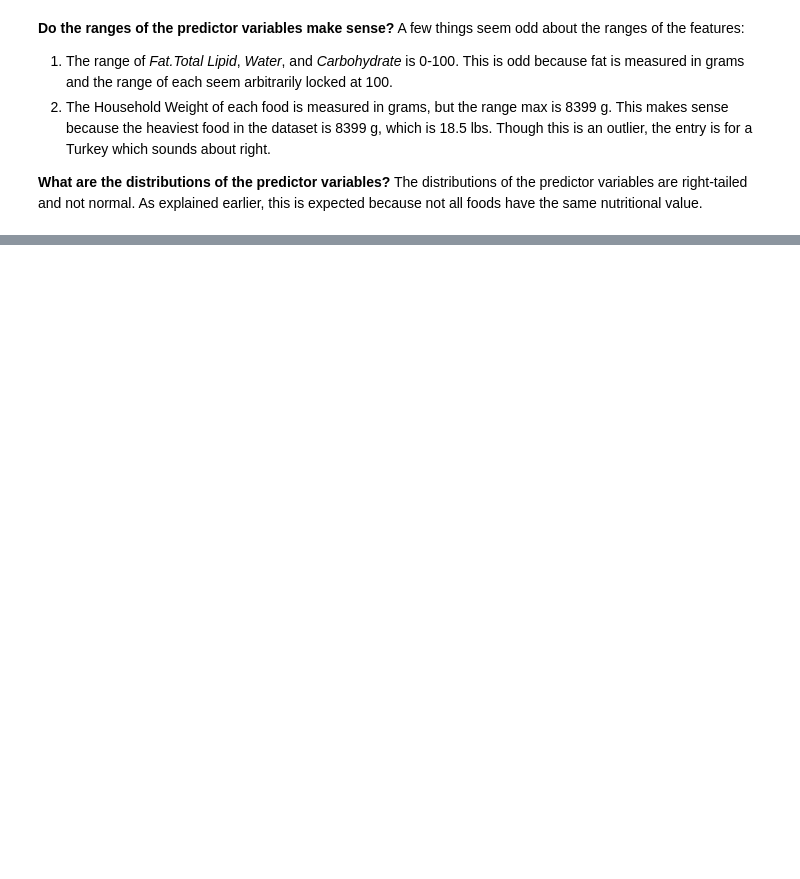
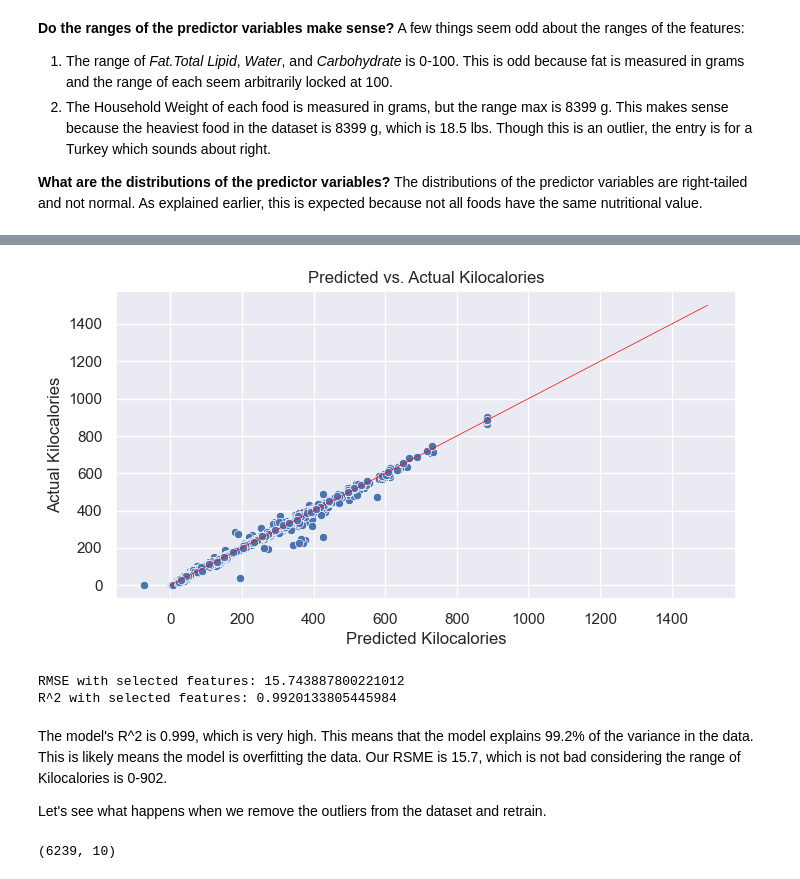
Before and after one commit to vishnuraosharma/exploratory-data-analysis, a Jupyter notebook: Nutrition /ML_Data_Cleaning_and_Feature_Selection_Food_Nutrition.ipynb, the cells around one changed output, grey strips where cells are left out. Saved outputs shown, nothing was run; the diff lists cells and outputs as text; code cells hidden in the pictures; blank space fills up the shorter version.

```diff
--- a/Nutrition /ML_Data_Cleaning_and_Feature_Selection_Food_Nutrition.ipynb
+++ b/Nutrition /ML_Data_Cleaning_and_Feature_Selection_Food_Nutrition.ipynb
@@ -476,0 +618,50 @@ print(model.score(X_test, y_test))
+# %%
+# Let's take a look at the model's performance on the full dataset's test data
+# Make predictions on the test set
+y_pred = model.predict(X_test)
+
+# Plot RSME vs. Predicted Kilocalories
+sns.scatterplot(x=y_pred.flatten(), y=y_test.values.flatten())
+
+# Plot a line from (0,0) to (5000, 5000)
+plt.plot([0, 1500], [0, 1500], color='red', lw=.5)
+
+# Set the x and y axes labels
+plt.xlabel('Predicted Kilocalories')
+plt.ylabel('Actual Kilocalories')
+
+# Set the plot title and show the plot
+plt.title('Predicted vs. Actual Kilocalories')
+plt.show()
+
+# Calculate RMSE on the test set
+rmse = np.sqrt(mean_squared_error(y_test, y_pred))
+print(f"RMSE with selected features: {rmse}")
+
+# Calculate R^2 on the test set
+r2 = model.score(X_test, y_test)
+print(f"R^2 with selected features: {r2}")
+# %% [output]
+[figure, added]
+RMSE with selected features: 15.743887800221012
+R^2 with selected features: 0.9920133805445984
+# %% [markdown]
+The model's R^2 is 0.999, which is very high. This means that the model explains 99.2% of the variance in the data. This is likely means the model is overfitting the data. Our RSME is 15.7, which is not bad considering the range of Kilocalories is 0-902.
+
+Let's see what happens when we remove the outliers from the dataset and retrain.
+# %%
+# Create a copy of the dataset
+df_no_outliers = df_selected_features.copy()
+
+# For each feature, calculate the mean and standard deviation of the feature. Then, remove the entire record if outliers that are more than 3 standard deviations from the mean exist for a given feature.
+for column in df_no_outliers.columns:
+    if column != 'Kilocalories':
+        mean = df_selected_features[column].mean()
+        std = df_selected_features[column].std()
+        # For each row in df_no_outliers If the value is more than 3 standard deviations from the mean, remove the row from df_no_outliers
+        df_no_outliers = df_no_outliers[(df_no_outliers[column] - mean) / std < 3]
+
+# Show the shape of the dataset
+df_no_outliers.shape
+# %% [output]
+(6239, 10)
```
Also changed, not shown: parts of 48 cells of this notebook.
